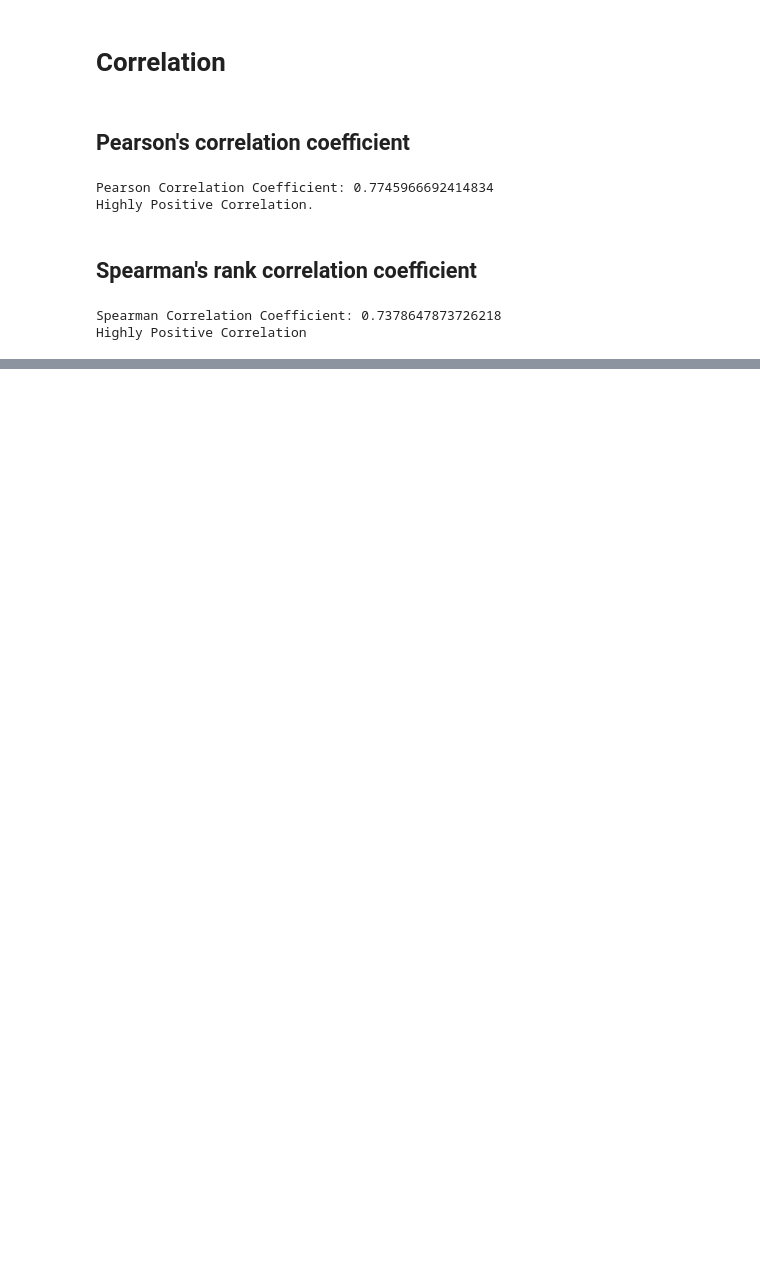
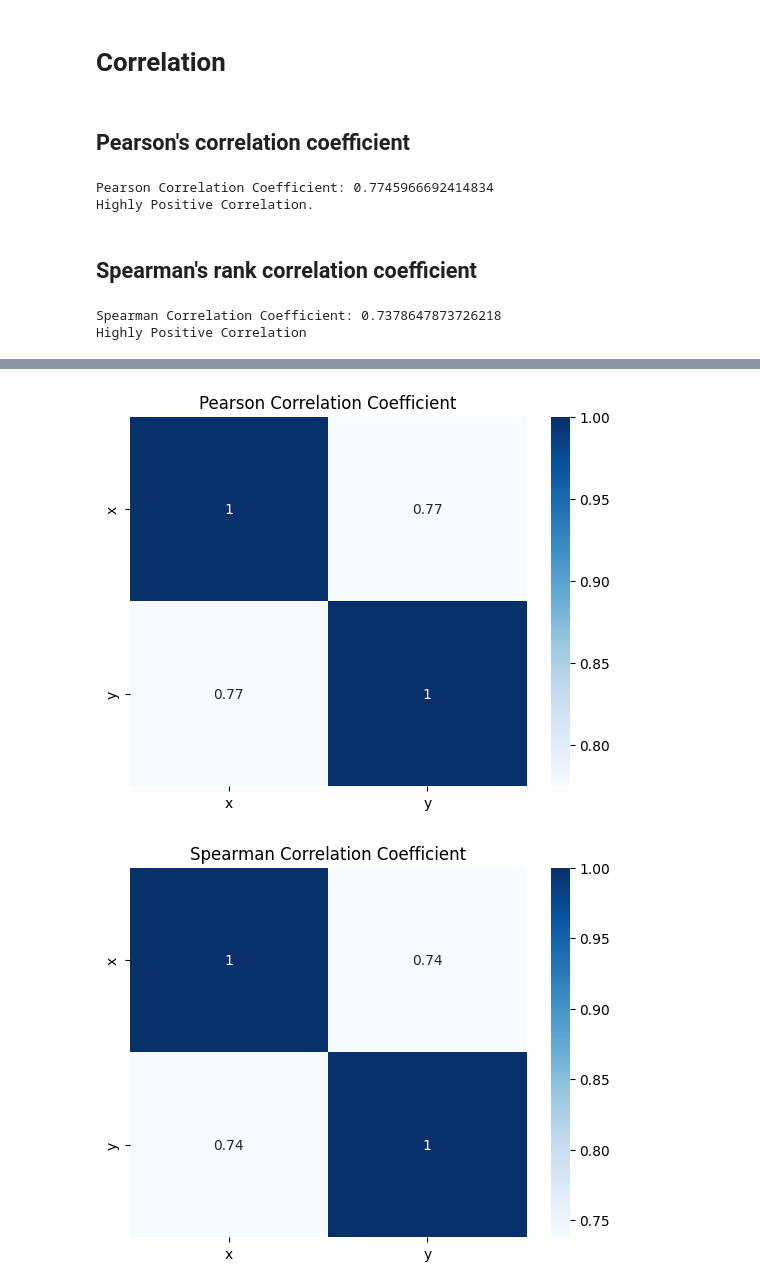
Before and after one commit to khizer9292/machine_learning, a Jupyter notebook: 06_statistics/06_correlation.ipynb, the cells around one changed output, grey strips where cells are left out. Drawn from its saved outputs; the diff is of its cells as text; code cells hidden in the pictures; blank space fills up the shorter version.

```diff
--- a/06_statistics/06_correlation.ipynb
+++ b/06_statistics/06_correlation.ipynb
@@ -59,0 +74,8 @@ Highly Positive Correlation
+# %%
+# creata an example dataset
+
+x = pd.Series([1,2,3,4,5])
+y = pd.Series([2,4,5,4,5])
+
+pearson_corr = x.corr(y)
+print(f"pearson's correlation : {pearson_corr}")
@@ -59,0 +94,15 @@ Highly Positive Correlation
+# %%
+# using correlation matrix in pandas
+
+df = pd.DataFrame({'x':x, 'y':y})
+
+# pearson's correlation coefficient
+pearson_corr = df.corr(method = 'pearson')
+spearman_corr = df.corr(method = 'spearman')
+kendall_corr = df.corr(method = 'kendall')
+
+print(f"Pearson Correlation Coefficient:\n {pearson_corr}")
+print("====================================")
+print(f"Spearman Correlation Coefficient:\n {spearman_corr}")
+print("====================================")
+print(f"Kendall Correlation Coefficient:\n {kendall_corr}")
@@ -59,0 +124,16 @@ Highly Positive Correlation
+# %%
+# Draw a heatmap with the numeric values in each cell
+import seaborn as sns
+import matplotlib.pyplot as plt
+sns.heatmap(pearson_corr, annot=True, cmap='Blues')
+plt.title('Pearson Correlation Coefficient')
+plt.show()
+sns.heatmap(spearman_corr, annot=True, cmap='Blues')
+plt.title('Spearman Correlation Coefficient')
+plt.show()
+sns.heatmap(kendall_corr, annot=True, cmap='Blues')
+plt.title('Kendall Correlation Coefficient')
+plt.show()
+# %% [output]
+[figure, added]
+[figure, added]
```
Also changed, not shown: parts of 5 cells of this notebook, 1 other file.
